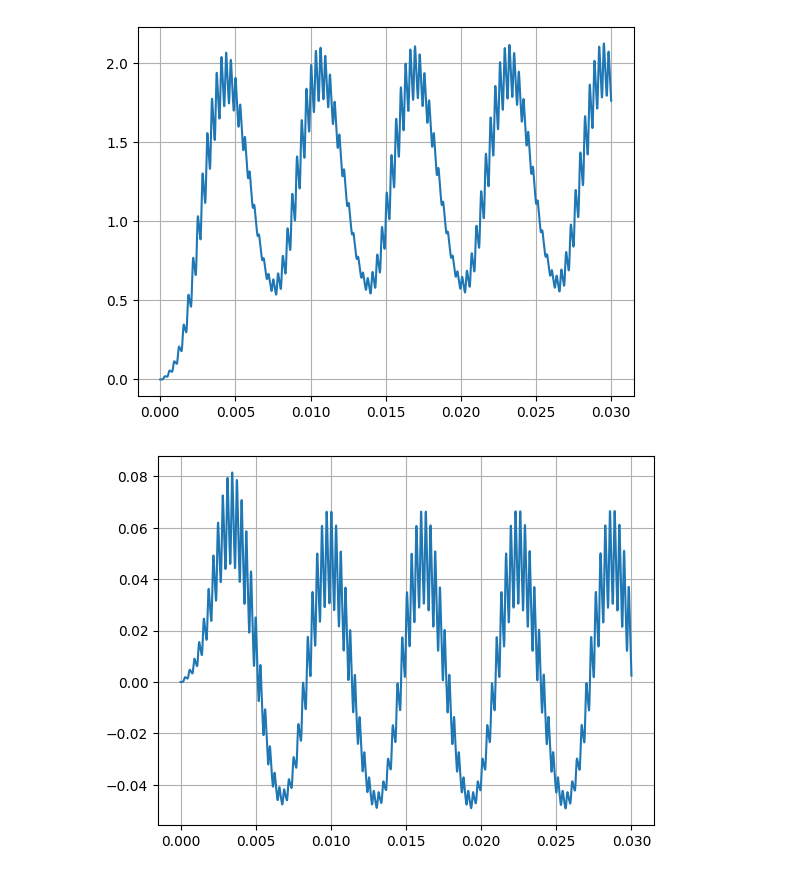
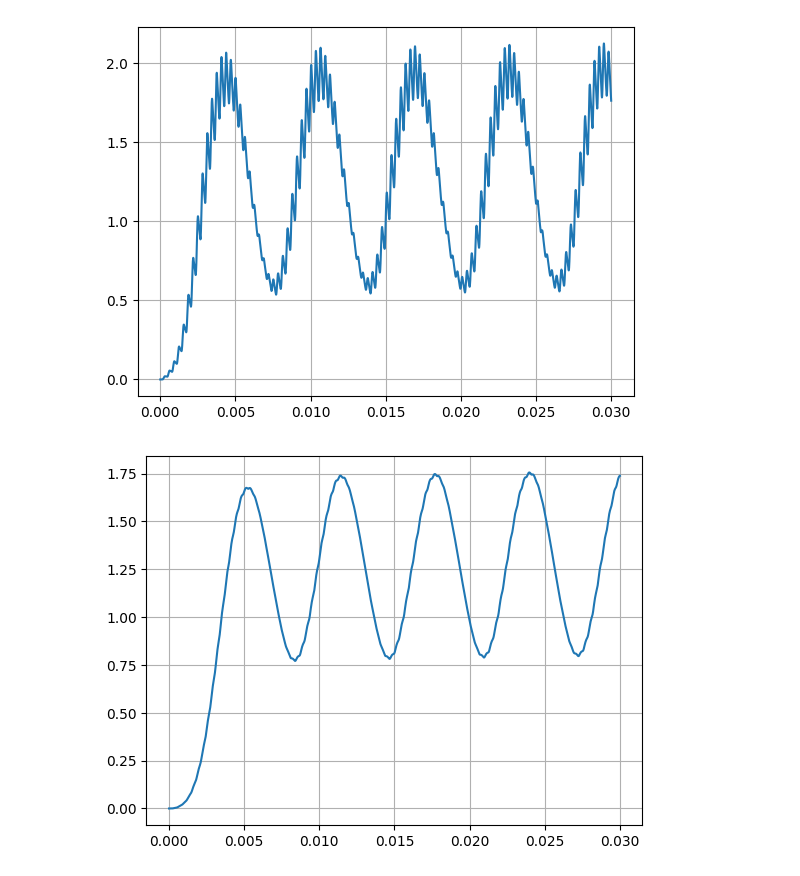
Before and after one commit to toohbias/W-Seminar, a Jupyter notebook: Modell_AM_Modulation_Demodulation.ipynb, the cells around one changed output. Cells and saved outputs as stored; diff of their text form; code cells hidden in the pictures.

```diff
--- a/Modell_AM_Modulation_Demodulation.ipynb
+++ b/Modell_AM_Modulation_Demodulation.ipynb
@@ -264,35 +264,35 @@ t = [0.0]
 Q_tp = 0.0
 
 ### Zwischenvariablen
 U_C_tp_arr = [U_tp_0]
 U_R_tp_arr = [0.0]
 I_tp_arr = [0.0]
 
 ## Iteration
 while t[-1] < tf:
   Q_tp_alt = Q_tp
 
   ## Spielregeln
   U_C_tp = Q_tp_alt / C_tp
   U_R_tp = U_C_dm_arr[len(t) - 1] - U_C_tp
   I_tp = U_R_tp / R_tp
 
   Q_tp_neu = Q_tp_alt + I_tp * dt
 
   t.append(t[-1] + dt)
 
   ## Zwischenschritte
   Q_tp = Q_tp_neu
 
   U_C_tp_arr.append(U_C_tp)
   U_R_tp_arr.append(U_R_tp)
   I_tp_arr.append(I_tp)
 
-plt.plot(t, I_tp_arr)
+plt.plot(t, U_C_tp_arr)
 plt.grid(True)
 plt.show()
 # %% [output]
-[figure, old version]
+[figure, new version]
 # %%
 # Gleichspannungsanteil auskoppeln
 
```
Also changed, not shown: parts of 5 cells of this notebook.
